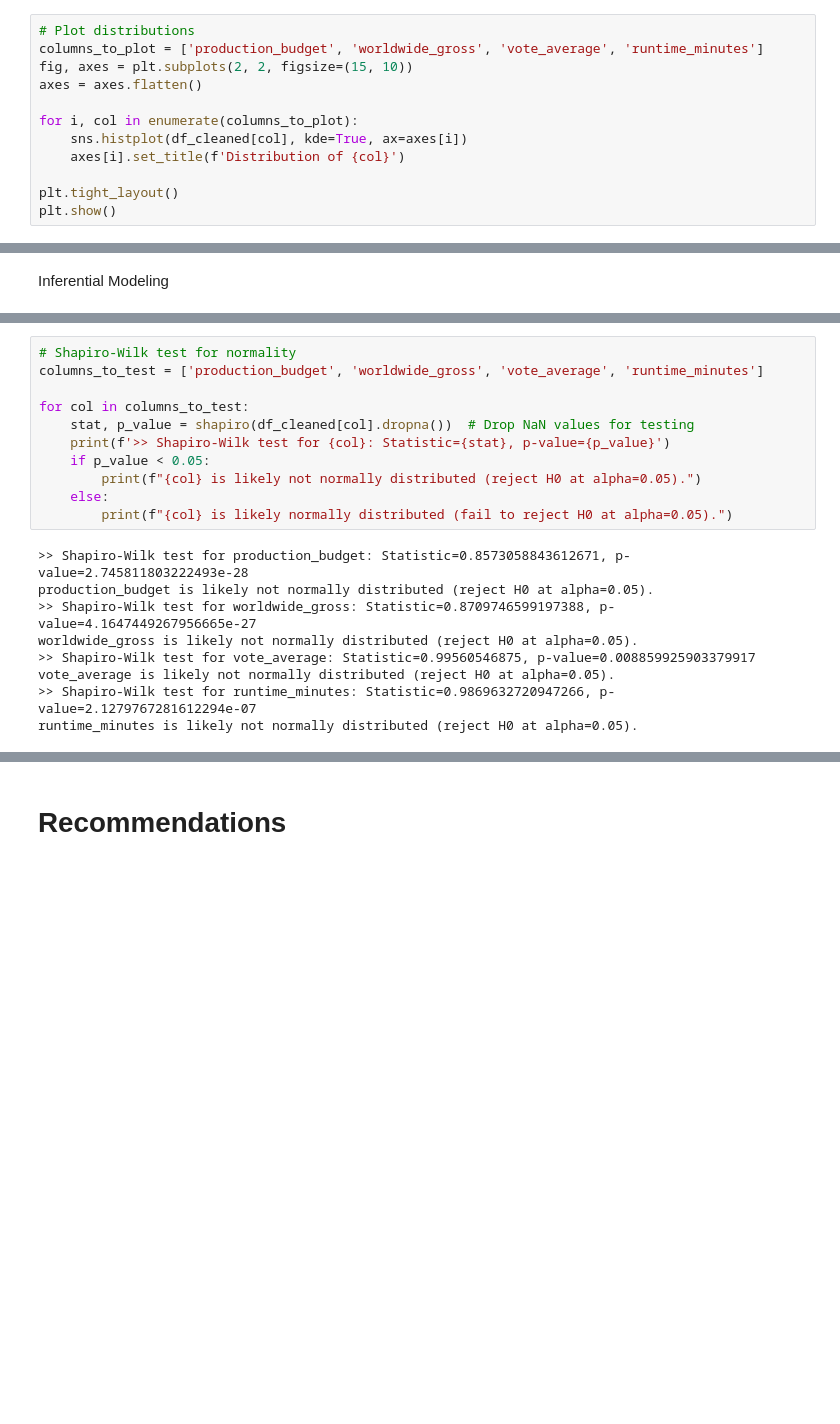
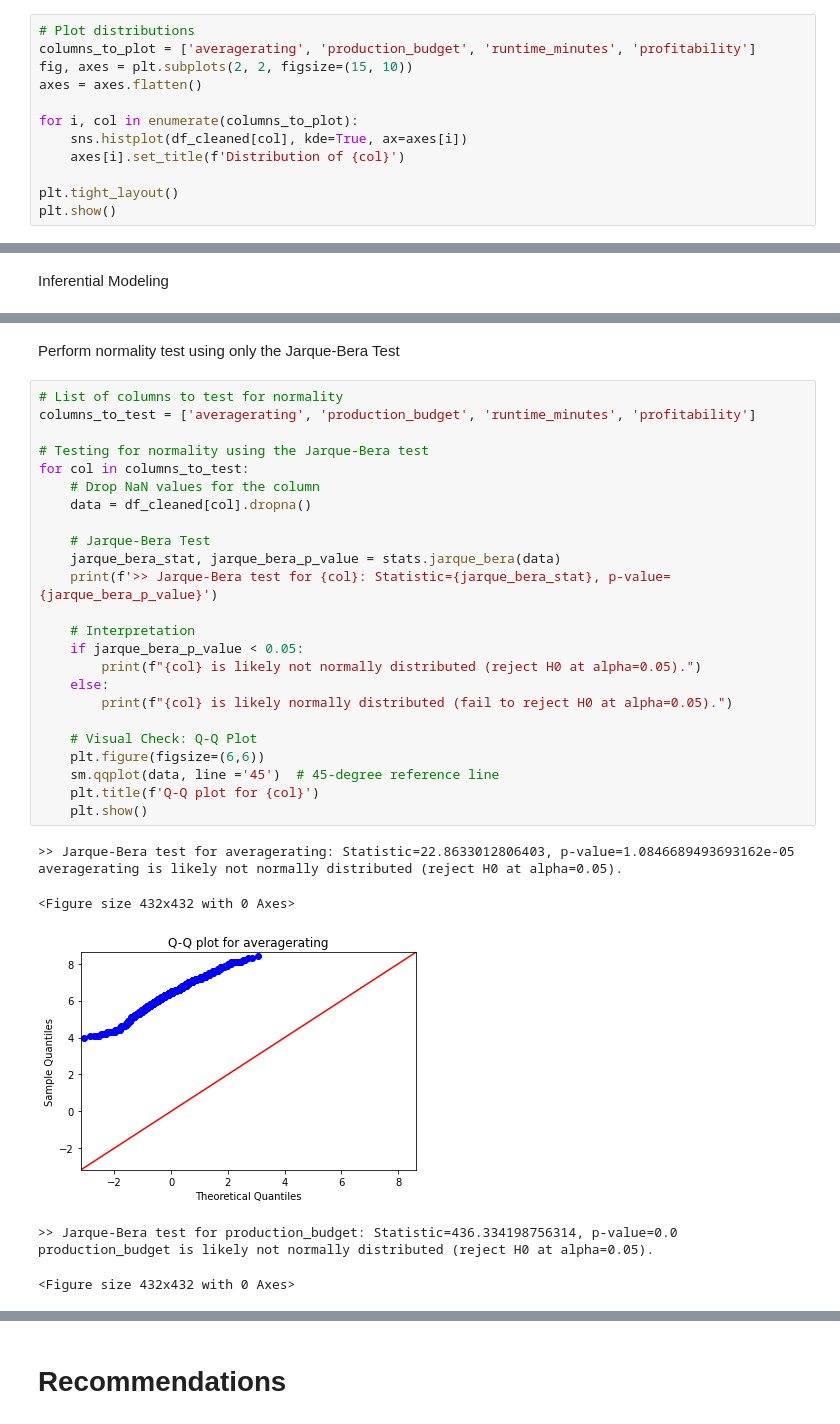
Before and after one commit to MuiruriVivian/PHASE-2-GROUP-7-PROJECT, a Jupyter notebook: Soudie.ipynb, the cells around one changed output, grey strips where cells are left out. Drawn from its saved outputs; the diff is of its cells as text; blank space fills up the shorter version.

```diff
--- a/Soudie.ipynb
+++ b/Soudie.ipynb
@@ -104,7 +122,7 @@ From the cleaned_merged_data.csv dataset:
 Focus on `vote_count` as the best measure of user engagement and `vote_average` as the best measure of user ratings.
 # %%
 # Plot distributions
-columns_to_plot = ['production_budget', 'worldwide_gross', 'vote_average', 'runtime_minutes']
+columns_to_plot = ['averagerating', 'production_budget', 'runtime_minutes', 'profitability']
 fig, axes = plt.subplots(2, 2, figsize=(15, 10))
 axes = axes.flatten()
 
@@ -170,20 +183,34 @@ Normality tests using Shapiro-Wilk test for normality
+# %% [markdown]
+Perform normality test using only the Jarque-Bera Test
 # %%
-# Shapiro-Wilk test for normality
-columns_to_test = ['production_budget', 'worldwide_gross', 'vote_average', 'runtime_minutes']
+# List of columns to test for normality
+columns_to_test = ['averagerating', 'production_budget', 'runtime_minutes', 'profitability']
 
+# Testing for normality using the Jarque-Bera test
 for col in columns_to_test:
-    stat, p_value = shapiro(df_cleaned[col].dropna())  # Drop NaN values for testing
-    print(f'>> Shapiro-Wilk test for {col}: Statistic={stat}, p-value={p_value}')
-    if p_value < 0.05:
+    # Drop NaN values for the column
+    data = df_cleaned[col].dropna()
+
+    # Jarque-Bera Test
+    jarque_bera_stat, jarque_bera_p_value = stats.jarque_bera(data)
+    print(f'>> Jarque-Bera test for {col}: Statistic={jarque_bera_stat}, p-value={jarque_bera_p_value}')
+
+    # Interpretation
+    if jarque_bera_p_value < 0.05:
         print(f"{col} is likely not normally distributed (reject H0 at alpha=0.05).")
     else:
         print(f"{col} is likely normally distributed (fail to reject H0 at alpha=0.05).")
+
+    # Visual Check: Q-Q Plot
+    plt.figure(figsize=(6,6))
+    sm.qqplot(data, line ='45')  # 45-degree reference line
+    plt.title(f'Q-Q plot for {col}')
+    plt.show()
 # %% [output]
->> Shapiro-Wilk test for production_budget: Statistic=0.8573058843612671, p-value=2.745811803222493e-28
-production_budget is likely not normally distributed (reject H0 at alpha=0.05).
->> Shapiro-Wilk test for worldwide_gross: Statistic=0.8709746599197388, p-value=4.1647449267956665e-27
-worldwide_gross is likely not normally distributed (reject H0 at alpha=0.05).
->> Shapiro-Wilk test for vote_average: Statistic=0.99560546875, p-value=0.008859925903379917
-vote_average is likely not normally distributed (reject H0 at alpha=0.05).
->> Shapiro-Wilk test for runtime_minutes: Statistic=0.9869632720947266, p-value=2.1279767281612294e-07
-runtime_minutes is likely not normally distributed (reject H0 at alpha=0.05).
+>> Jarque-Bera test for averagerating: Statistic=22.8633012806403, p-value=1.0846689493693162e-05
+averagerating is likely not normally distributed (reject H0 at alpha=0.05).
+<Figure size 432x432 with 0 Axes>
+[figure, added]
+>> Jarque-Bera test for production_budget: Statistic=436.334198756314, p-value=0.0
+production_budget is likely not normally distributed (reject H0 at alpha=0.05).
+<Figure size 432x432 with 0 Axes>
```
Also changed, not shown: parts of 32 cells of this notebook.
